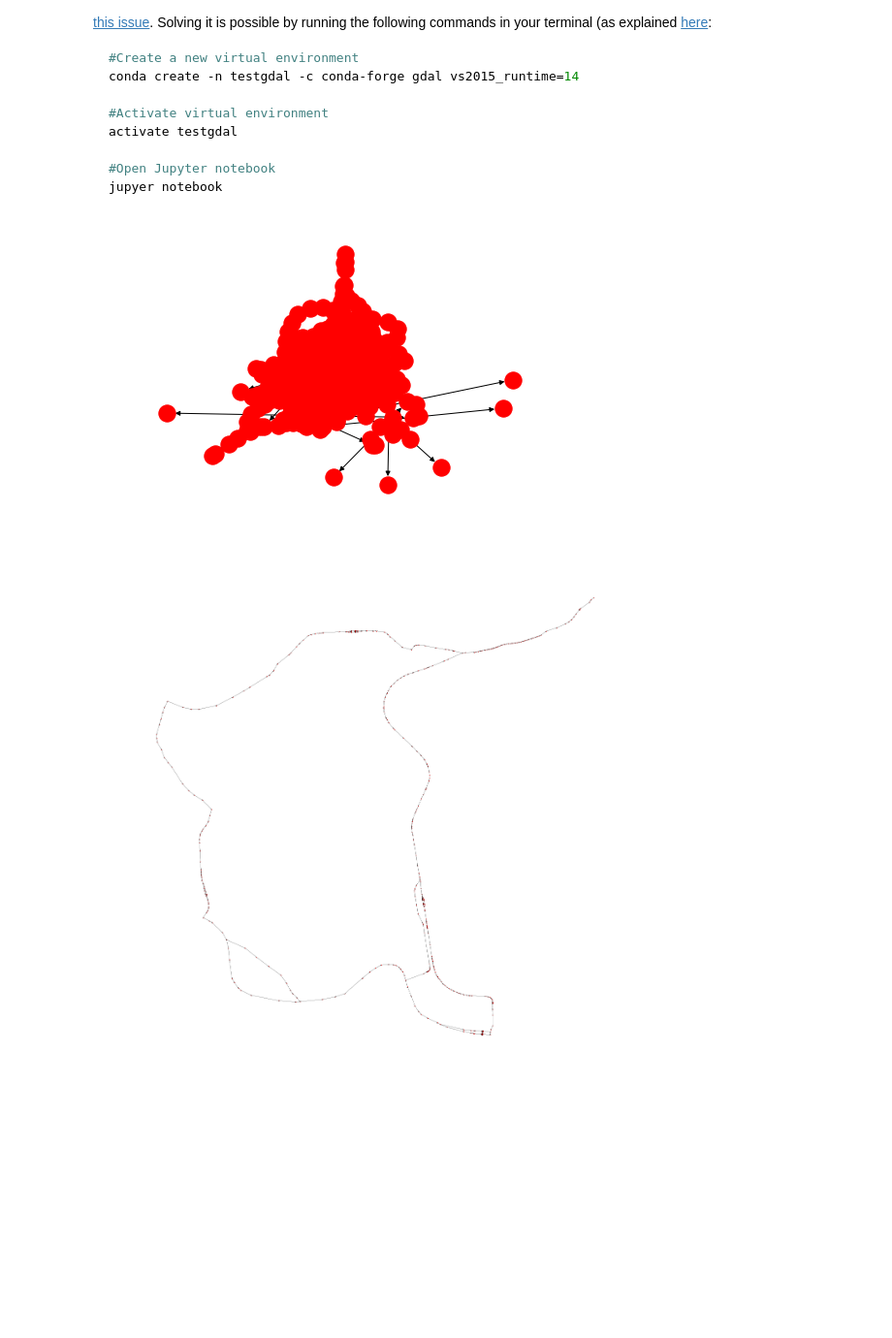
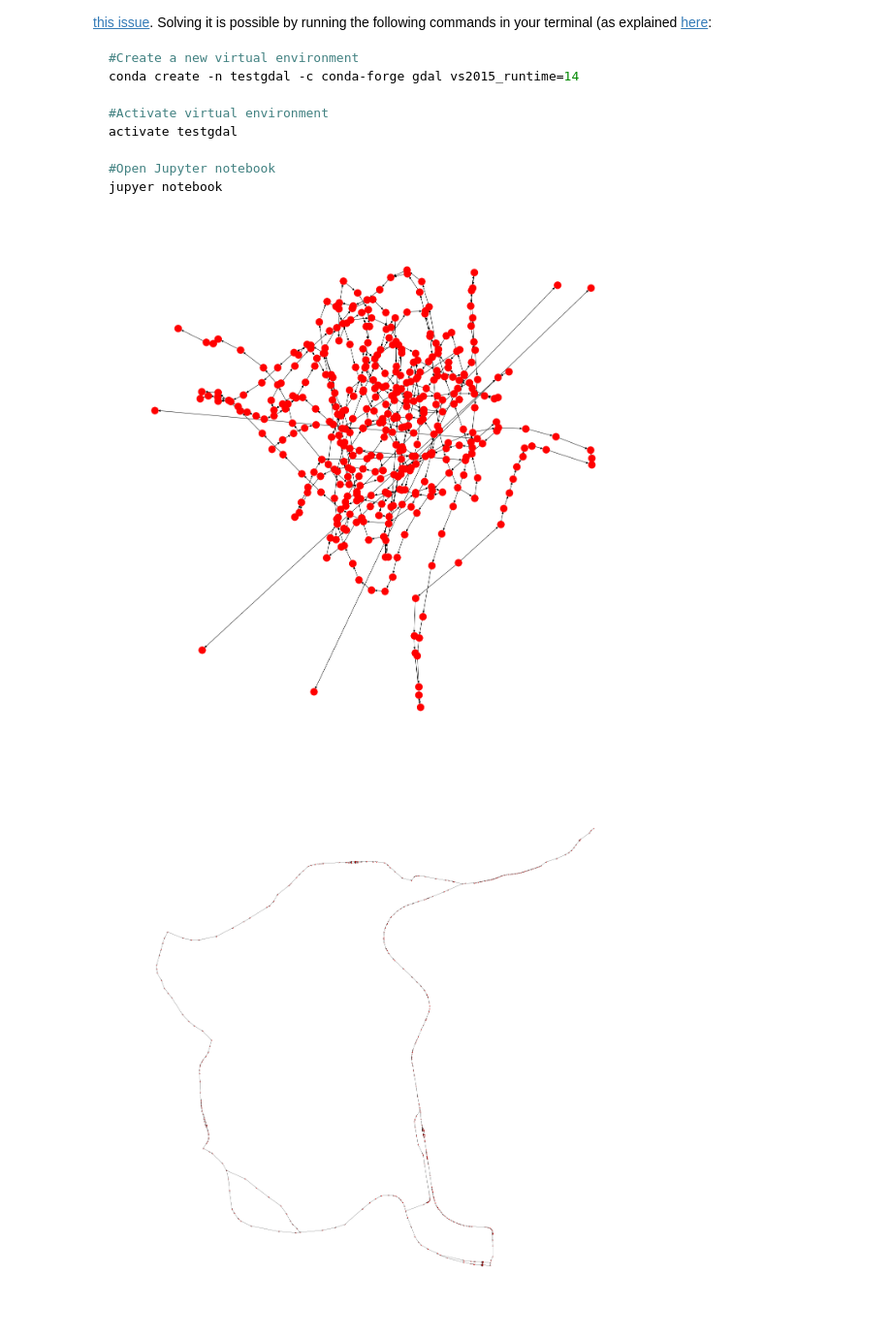
Before and after one commit to TUDelft-CITG/OpenTNSim, a Jupyter notebook: notebooks/Example 05 - Defining a basic simulation on a real graph.ipynb, the cells around one changed output. Shown at 97% size. Drawn from its saved outputs; the diff is of its cells as text; code cells hidden in the pictures; blank space fills up the shorter version.

Commit message:
Updated example 5 - moving over real graph

````diff
--- a/notebooks/Example 05 - Defining a basic simulation on a real graph.ipynb
+++ b/notebooks/Example 05 - Defining a basic simulation on a real graph.ipynb
@@ -54,13 +55,16 @@ activate testgdal
 jupyer notebook
 ```
 # %%
+# Read the shape-file
 FG = nx.read_shp(os.path.join(location_graph, name_graph),
                  simplify=True)
 
-#nx.draw(FG,nx.get_node_attributes(FG, 'pos'))
+# Draw the shape-file to get a first impression
+plt.figure(figsize=(18,18))
 nx.draw(FG)
 
+# Show the drawing
 plt.show()
 # %% [output]
-[figure, old version]
+[figure, new version]
 # %%
````
Also changed, not shown: parts of 14 cells of this notebook, 1 other file.
